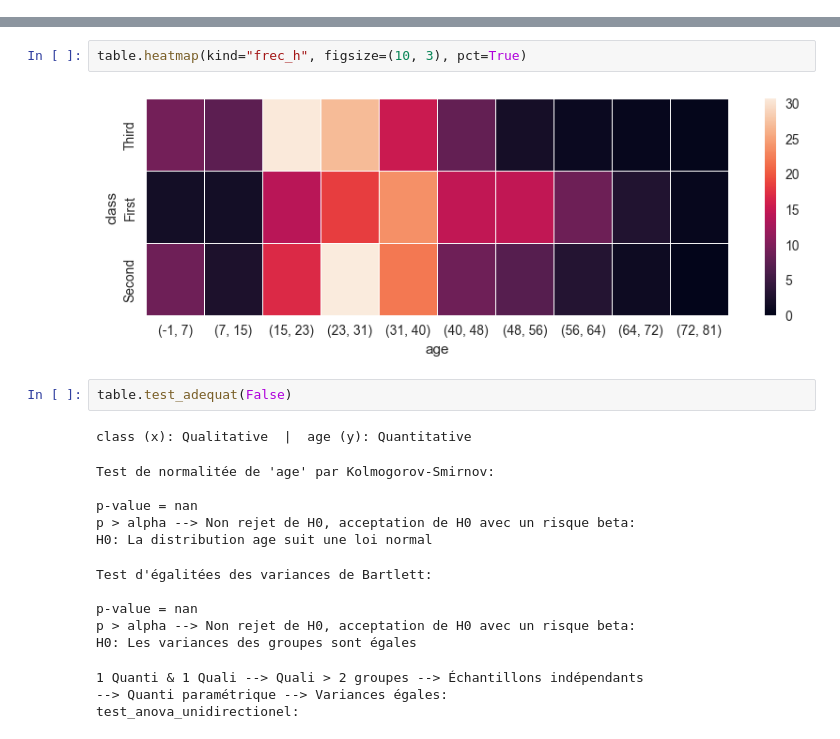
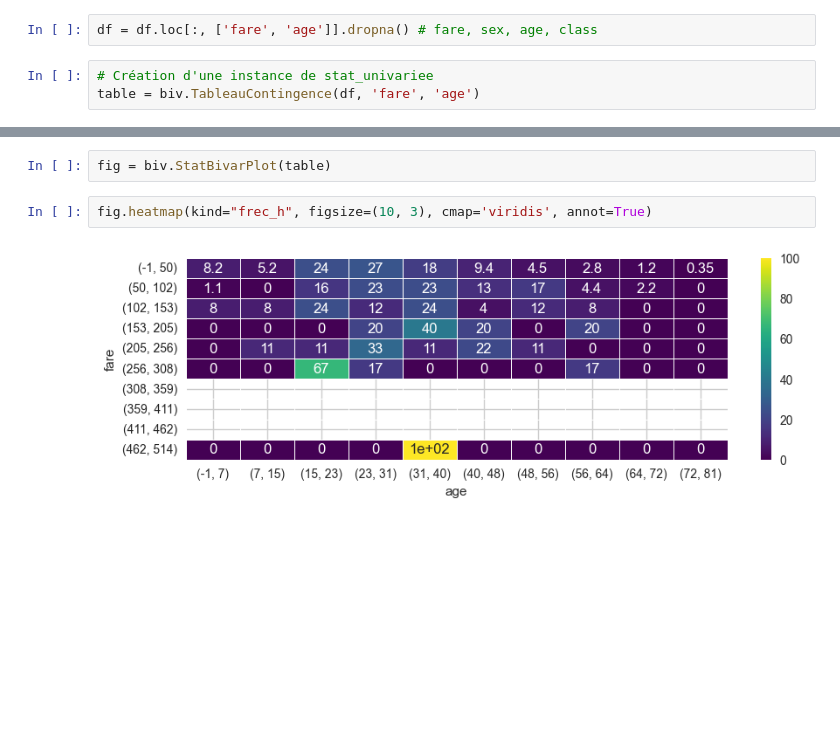
Before and after one commit to Theobernardon/Demo, a Jupyter notebook: Stat_bivar/DEMO.ipynb, the cells around one changed output, grey strips where cells are left out. Saved outputs shown, nothing was run; the diff lists cells and outputs as text; blank space fills up the shorter version.

Commit message:
Mise en place de la Démo et finalisation de la stat bivariée test de mise en place d'exemples de tests unitaires

```diff
--- a/Stat_bivar/DEMO.ipynb
+++ b/Stat_bivar/DEMO.ipynb
@@ -10,3 +7,8 @@ table = biv.tableau_contingence(df, 'class', 'age')
+# %%
+df = df.loc[:, ['fare', 'age']].dropna() # fare, sex, age, class
+# %%
+# Création d'une instance de stat_univariee
+table = biv.TableauContingence(df, 'fare', 'age')
 # %%
 table
 # %% [output]
@@ -50,21 +77,6 @@ Table des fréquences (%)
+# %%
+fig = biv.StatBivarPlot(table)
 # %%
-table.heatmap(kind="frec_h", figsize=(10, 3), pct=True)
+fig.heatmap(kind="frec_h", figsize=(10, 3), cmap='viridis', annot=True)
 # %% [output]
-[figure, old version]
+[figure, new version]
-# %%
-table.test_adequat(False)
-# %% [output]
-class (x): Qualitative  |  age (y): Quantitative
-Test de normalitée de 'age' par Kolmogorov-Smirnov:
-
-p-value = nan
-p > alpha --> Non rejet de H0, acceptation de H0 avec un risque beta:
-H0: La distribution age suit une loi normal
-Test d'égalitées des variances de Bartlett:
-
-p-value = nan
-p > alpha --> Non rejet de H0, acceptation de H0 avec un risque beta:
-H0: Les variances des groupes sont égales
-1 Quanti & 1 Quali --> Quali > 2 groupes --> Échantillons indépendants
---> Quanti paramétrique --> Variances égales:
-test_anova_unidirectionel:
```
Also changed, not shown: parts of 11 cells of this notebook, 2 other files.
